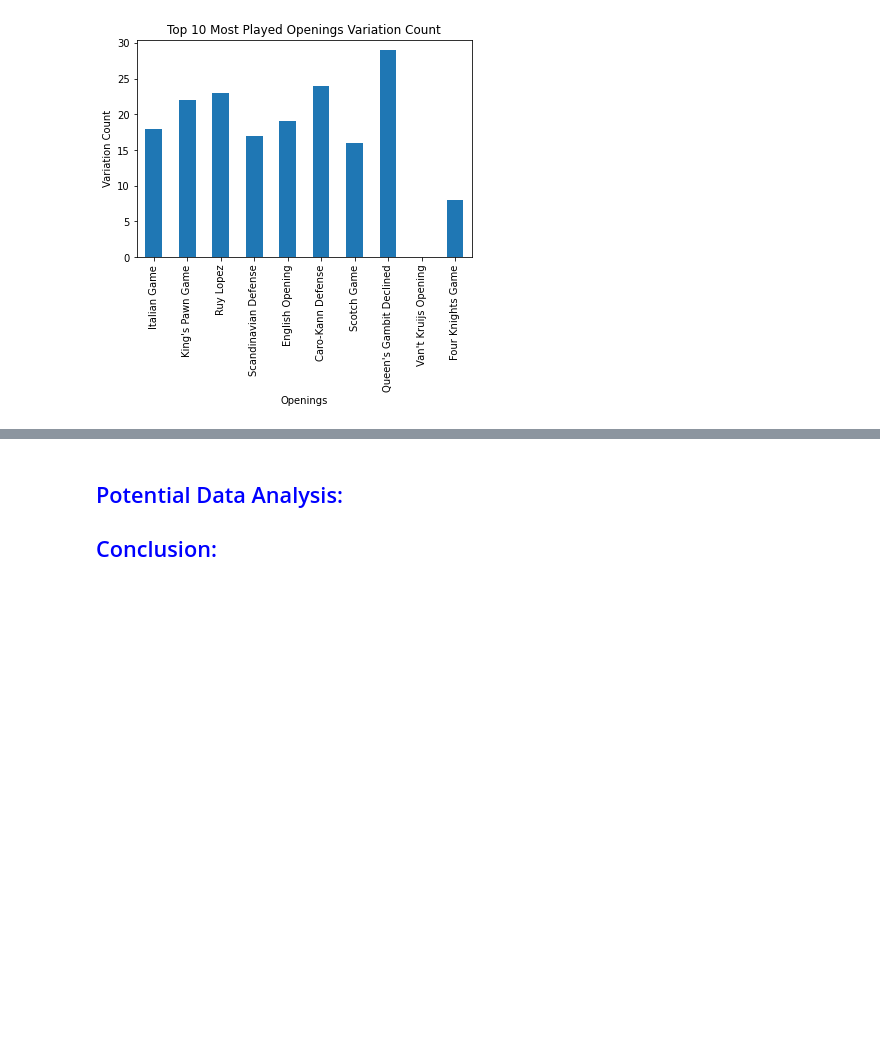
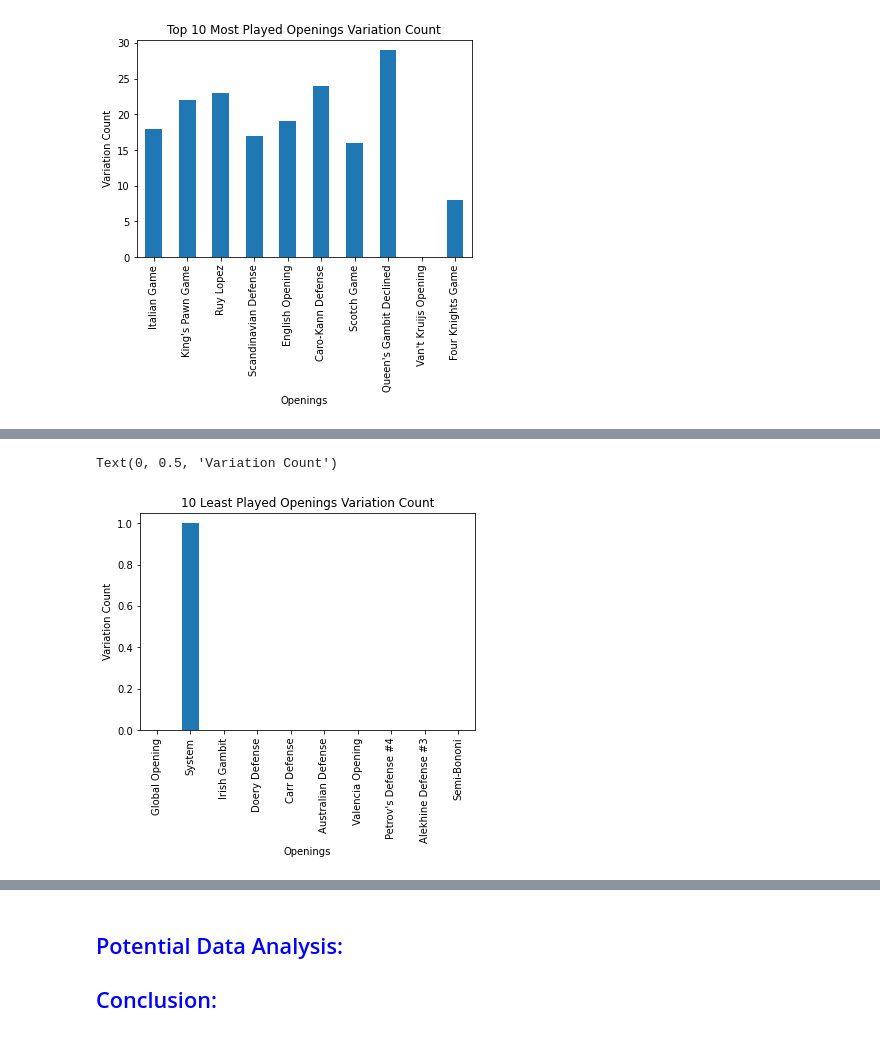
Before and after one commit to AldenCh/CSCI2000U-Final-Project, a Jupyter notebook: group-10-final-project.ipynb, the cells around one changed output, grey strips where cells are left out. Saved outputs shown, nothing was run; the diff lists cells and outputs as text; code cells hidden in the pictures; blank space fills up the shorter version.

```diff
--- a/group-10-final-project.ipynb
+++ b/group-10-final-project.ipynb
@@ -590,3 +647,18 @@ Text(0, 0.5, 'Variation Count')
+# %%
+bot_ten_variations = {}
+for i in least_played.keys():
+    for j, k in least_opening_df.iterrows():
+        if j == i:
+            bot_ten_variations[i] = k[0]
+            break
+bot_ten_df = pd.DataFrame.from_dict(bot_ten_variations, orient="index")
+bot_ten_df.rename(columns={0: "Variation Count"}, inplace=True)
+bot_ten_df.plot.bar(title="10 Least Played Openings Variation Count", legend=None)
+plt.xlabel("Openings")
+plt.ylabel("Variation Count")
+# %% [output]
+Text(0, 0.5, 'Variation Count')
+[figure, added]
 # %%
 top_ten_moves = {}
 for i in most_played.keys():
```
Also changed, not shown: parts of 12 cells of this notebook.
